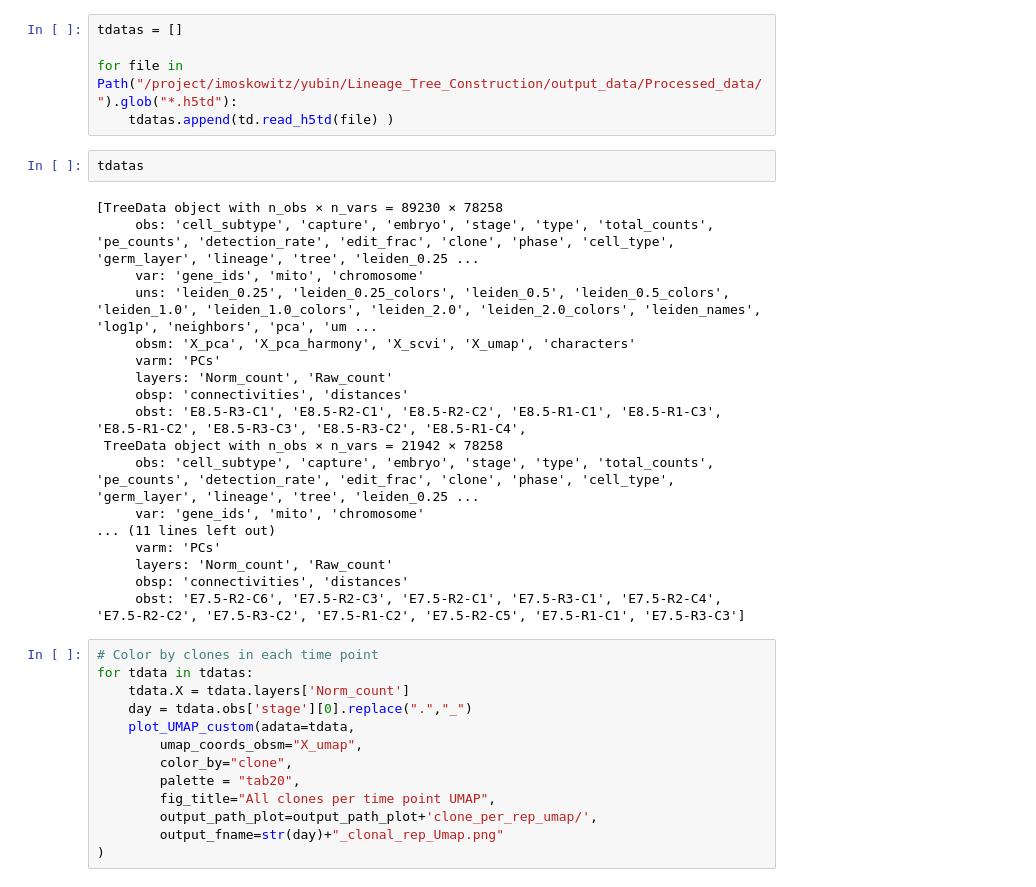
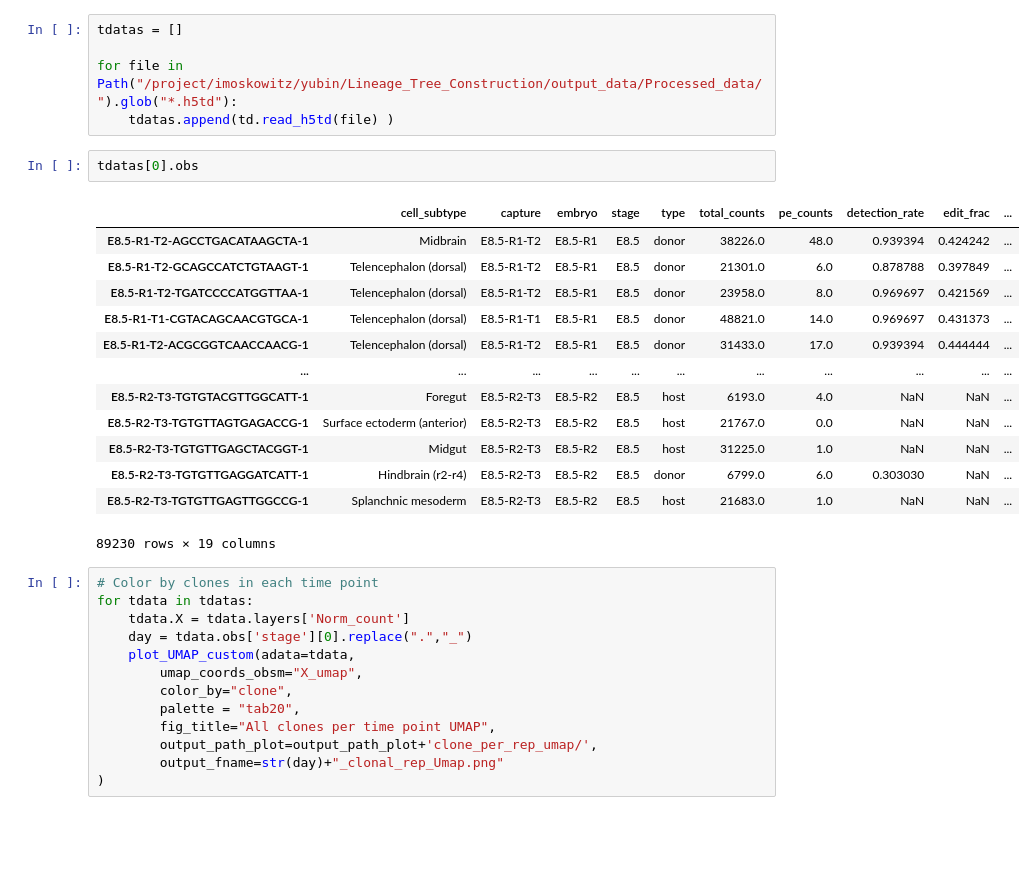
Before and after one commit to Oiya861028/Lineage_Tree_Construction, a Jupyter notebook: Moslin/Notebooks/plotting.ipynb, the cells around one changed output. Drawn from its saved outputs; the diff is of its cells as text; blank space fills up the shorter version.

```diff
--- a/Moslin/Notebooks/plotting.ipynb
+++ b/Moslin/Notebooks/plotting.ipynb
@@ -96,25 +99,21 @@ tdatas = []
 for file in Path("/project/imoskowitz/yubin/Lineage_Tree_Construction/output_data/Processed_data/").glob("*.h5td"):
     tdatas.append(td.read_h5td(file) )
 # %%
-tdatas
+tdatas[0].obs
 # %% [output]
+|  | cell_subtype | capture | embryo | stage | type | total_counts | pe_counts | detection_rate | edit_frac | ... |
+| E8.5-R1-T2-AGCCTGACATAAGCTA-1 | Midbrain | E8.5-R1-T2 | E8.5-R1 | E8.5 | donor | 38226.0 | 48.0 | 0.939394 | 0.424242 | ... |
+| E8.5-R1-T2-GCAGCCATCTGTAAGT-1 | Telencephalon (dorsal) | E8.5-R1-T2 | E8.5-R1 | E8.5 | donor | 21301.0 | 6.0 | 0.878788 | 0.397849 | ... |
+| E8.5-R1-T2-TGATCCCCATGGTTAA-1 | Telencephalon (dorsal) | E8.5-R1-T2 | E8.5-R1 | E8.5 | donor | 23958.0 | 8.0 | 0.969697 | 0.421569 | ... |
+| E8.5-R1-T1-CGTACAGCAACGTGCA-1 | Telencephalon (dorsal) | E8.5-R1-T1 | E8.5-R1 | E8.5 | donor | 48821.0 | 14.0 | 0.969697 | 0.431373 | ... |
+| E8.5-R1-T2-ACGCGGTCAACCAACG-1 | Telencephalon (dorsal) | E8.5-R1-T2 | E8.5-R1 | E8.5 | donor | 31433.0 | 17.0 | 0.939394 | 0.444444 | ... |
+| ... | ... | ... | ... | ... | ... | ... | ... | ... | ... | ... |
+| E8.5-R2-T3-TGTGTACGTTGGCATT-1 | Foregut | E8.5-R2-T3 | E8.5-R2 | E8.5 | host | 6193.0 | 4.0 | NaN | NaN | ... |
+| E8.5-R2-T3-TGTGTTAGTGAGACCG-1 | Surface ectoderm (anterior) | E8.5-R2-T3 | E8.5-R2 | E8.5 | host | 21767.0 | 0.0 | NaN | NaN | ... |
+| E8.5-R2-T3-TGTGTTGAGCTACGGT-1 | Midgut | E8.5-R2-T3 | E8.5-R2 | E8.5 | host | 31225.0 | 1.0 | NaN | NaN | ... |
+| E8.5-R2-T3-TGTGTTGAGGATCATT-1 | Hindbrain (r2-r4) | E8.5-R2-T3 | E8.5-R2 | E8.5 | donor | 6799.0 | 6.0 | 0.303030 | NaN | ... |
+| E8.5-R2-T3-TGTGTTGAGTTGGCCG-1 | Splanchnic mesoderm | E8.5-R2-T3 | E8.5-R2 | E8.5 | host | 21683.0 | 1.0 | NaN | NaN | ... |
-[TreeData object with n_obs × n_vars = 89230 × 78258
-     obs: 'cell_subtype', 'capture', 'embryo', 'stage', 'type', 'total_counts', 'pe_counts', 'detection_rate', 'edit_frac', 'clone', 'phase', 'cell_type', 'germ_layer', 'lineage', 'tree', 'leiden_0.25 ...
-     var: 'gene_ids', 'mito', 'chromosome'
-     uns: 'leiden_0.25', 'leiden_0.25_colors', 'leiden_0.5', 'leiden_0.5_colors', 'leiden_1.0', 'leiden_1.0_colors', 'leiden_2.0', 'leiden_2.0_colors', 'leiden_names', 'log1p', 'neighbors', 'pca', 'um ...
-     obsm: 'X_pca', 'X_pca_harmony', 'X_scvi', 'X_umap', 'characters'
-     varm: 'PCs'
-     layers: 'Norm_count', 'Raw_count'
-     obsp: 'connectivities', 'distances'
-     obst: 'E8.5-R3-C1', 'E8.5-R2-C1', 'E8.5-R2-C2', 'E8.5-R1-C1', 'E8.5-R1-C3', 'E8.5-R1-C2', 'E8.5-R3-C3', 'E8.5-R3-C2', 'E8.5-R1-C4',
- TreeData object with n_obs × n_vars = 21942 × 78258
-     obs: 'cell_subtype', 'capture', 'embryo', 'stage', 'type', 'total_counts', 'pe_counts', 'detection_rate', 'edit_frac', 'clone', 'phase', 'cell_type', 'germ_layer', 'lineage', 'tree', 'leiden_0.25 ...
-     var: 'gene_ids', 'mito', 'chromosome'
-... (11 lines left out)
-     varm: 'PCs'
-     layers: 'Norm_count', 'Raw_count'
-     obsp: 'connectivities', 'distances'
-     obst: 'E7.5-R2-C6', 'E7.5-R2-C3', 'E7.5-R2-C1', 'E7.5-R3-C1', 'E7.5-R2-C4', 'E7.5-R2-C2', 'E7.5-R3-C2', 'E7.5-R1-C2', 'E7.5-R2-C5', 'E7.5-R1-C1', 'E7.5-R3-C3']
+89230 rows × 19 columns
 # %%
 # Color by clones in each time point
 for tdata in tdatas:
```
Also changed, not shown: parts of 10 cells of this notebook, 3 other files.
